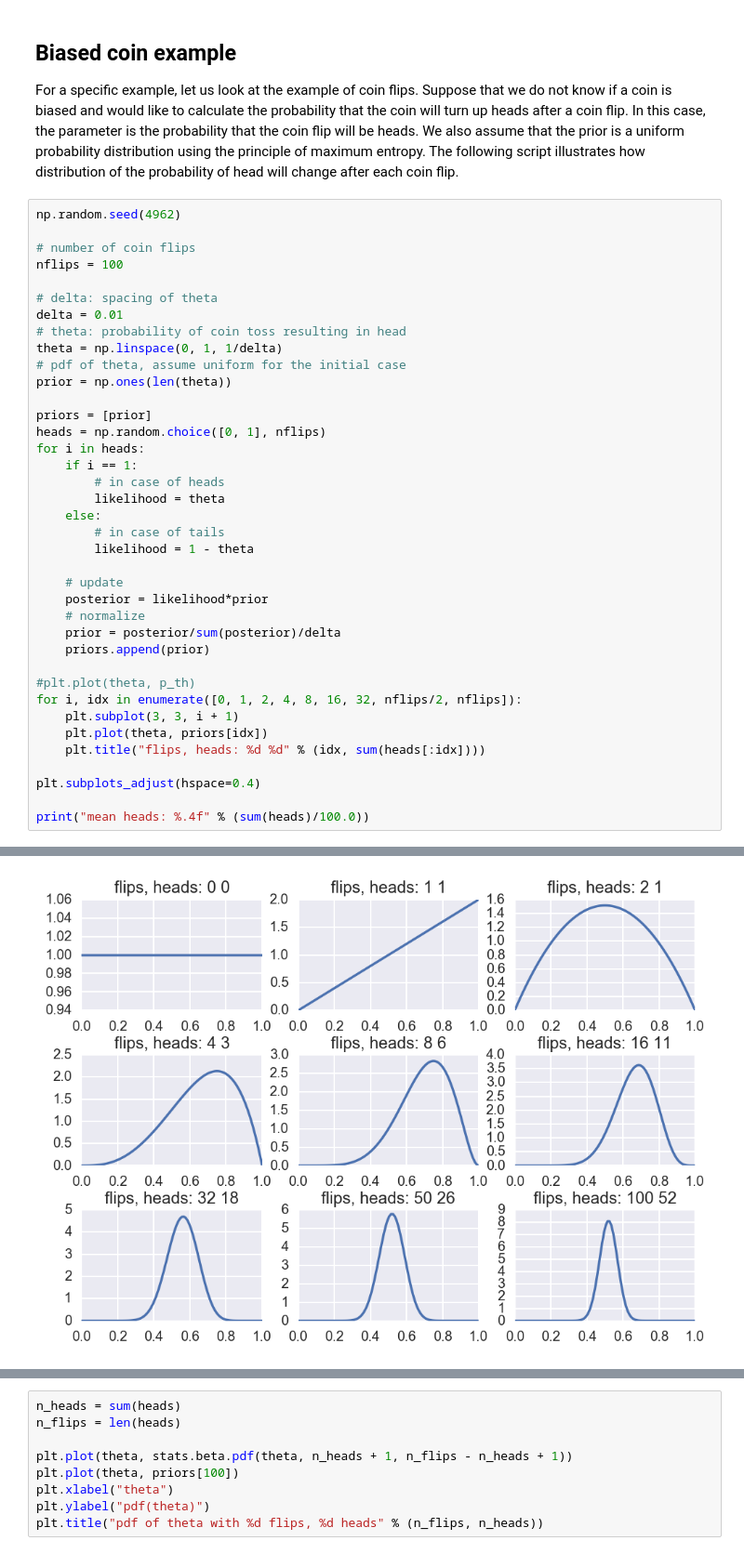
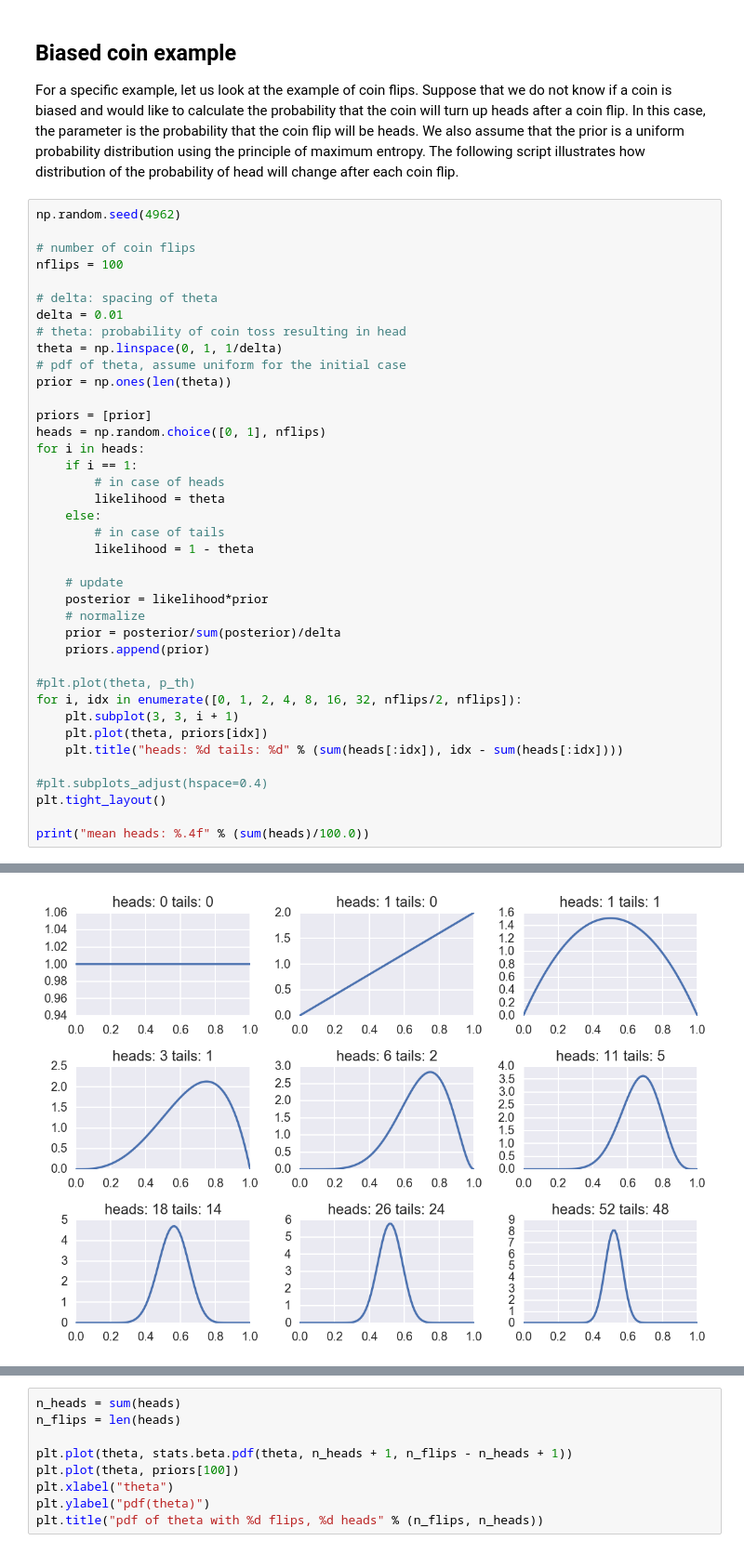
Before and after one commit to keechul/notebooks, a Jupyter notebook: HT-Bayes.ipynb, the cells around one changed output, grey strips where cells are left out. Shown at 93% size. Cells and saved outputs as stored; diff of their text form.

```diff
--- a/HT-Bayes.ipynb
+++ b/HT-Bayes.ipynb
@@ -196,36 +202,37 @@ delta = 0.01
 # theta: probability of coin toss resulting in head
 theta = np.linspace(0, 1, 1/delta)
 # pdf of theta, assume uniform for the initial case
 prior = np.ones(len(theta))
 
 priors = [prior]
 heads = np.random.choice([0, 1], nflips)
 for i in heads:
     if i == 1:
         # in case of heads
         likelihood = theta
     else:
         # in case of tails
         likelihood = 1 - theta
 
     # update
     posterior = likelihood*prior
     # normalize
     prior = posterior/sum(posterior)/delta
     priors.append(prior)
 
 #plt.plot(theta, p_th)
 for i, idx in enumerate([0, 1, 2, 4, 8, 16, 32, nflips/2, nflips]):
     plt.subplot(3, 3, i + 1)
     plt.plot(theta, priors[idx])
-    plt.title("flips, heads: %d %d" % (idx, sum(heads[:idx])))
+    plt.title("heads: %d tails: %d" % (sum(heads[:idx]), idx - sum(heads[:idx])))
 
-plt.subplots_adjust(hspace=0.4)
+#plt.subplots_adjust(hspace=0.4)
+plt.tight_layout()
 
 print("mean heads: %.4f" % (sum(heads)/100.0))
 # %% [output]
 mean heads: 0.5200
-[figure, old version]
+[figure, new version]
 # %% [markdown]
 ## conjugate priors
 
```
Also changed, not shown: parts of 5 cells of this notebook.
